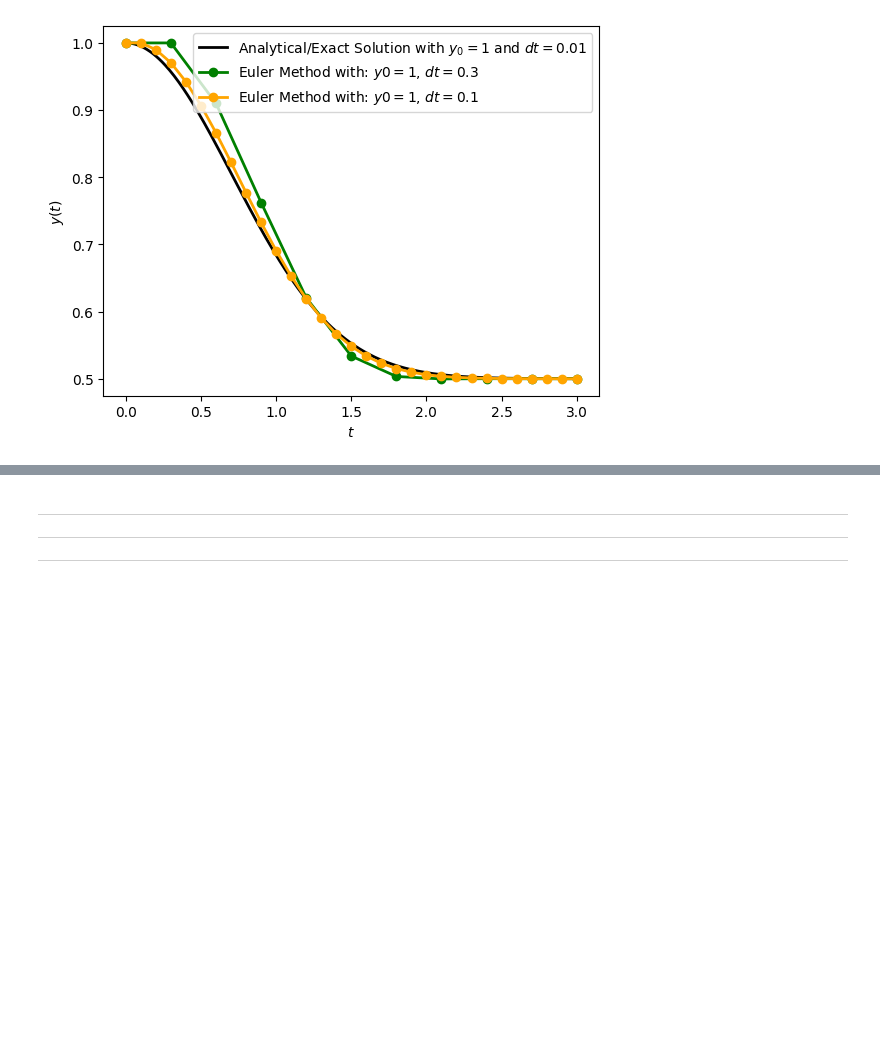
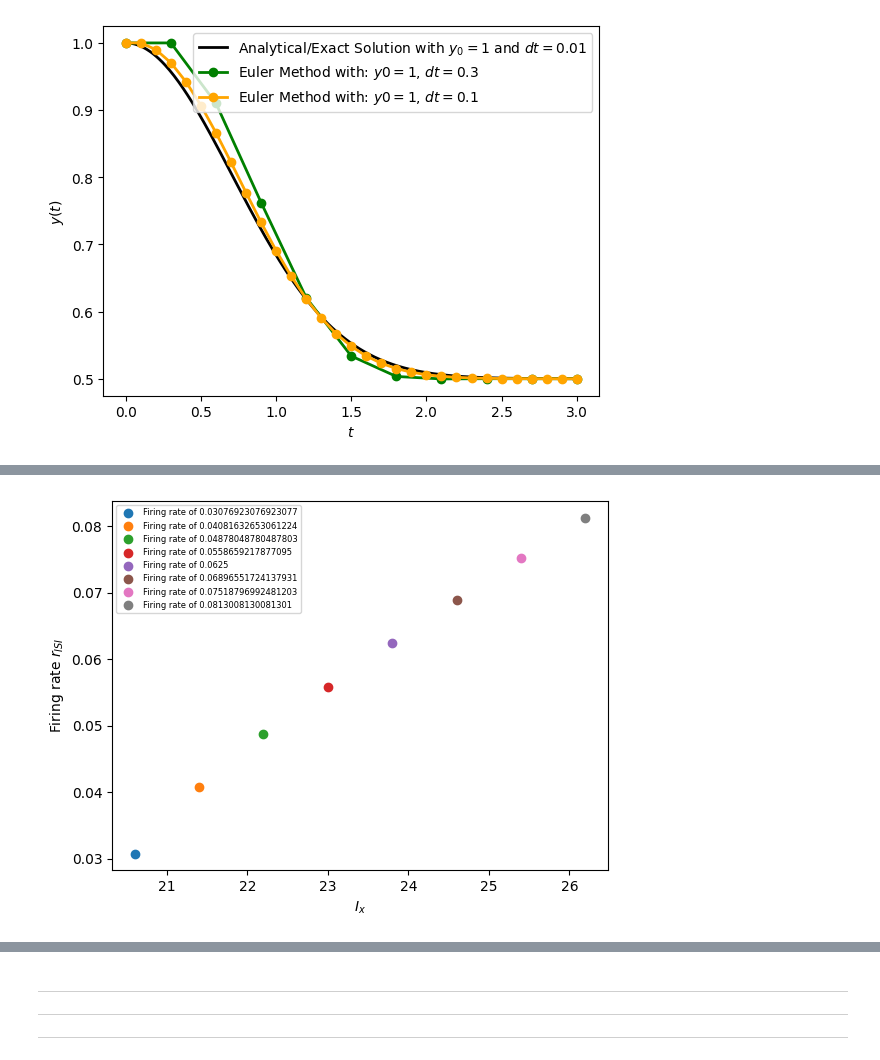
Before and after one commit to abarton51/comp_neuro, a Jupyter notebook: src/hw1/q2.ipynb, the cells around one changed output, grey strips where cells are left out. Saved outputs shown, nothing was run; the diff lists cells and outputs as text; code cells hidden in the pictures; blank space fills up the shorter version.

```diff
--- a/src/hw1/q2.ipynb
+++ b/src/hw1/q2.ipynb
@@ -109,0 +177,5 @@ plot_numerical_solution(dt, t0, tn, V0, tau_m, E_L, I_x, V_th, V_reset, euler_me
+# %%
+IT_pairs = np.array([I_values, T_values])
+print(f"I_x, T\n")
+for i in range(IT_pairs.shape[1]):
+    print(IT_pairs[:,i])
@@ -109,0 +195,9 @@ plot_numerical_solution(dt, t0, tn, V0, tau_m, E_L, I_x, V_th, V_reset, euler_me
+# %%
+for i in range(IT_pairs.shape[1]):
+    if IT_pairs[1,i] > 0:
+        plt.scatter(IT_pairs[0, i], 1/IT_pairs[1,i], label=f"Firing rate of {1/IT_pairs[1,i]}")
+        plt.xlabel("$I_x$")
+        plt.ylabel("Firing rate $r_{ISI}$")
+        plt.legend(fontsize=6)
+# %% [output]
+[figure, added]
```
Also changed, not shown: parts of 10 cells of this notebook, 7 other files.
